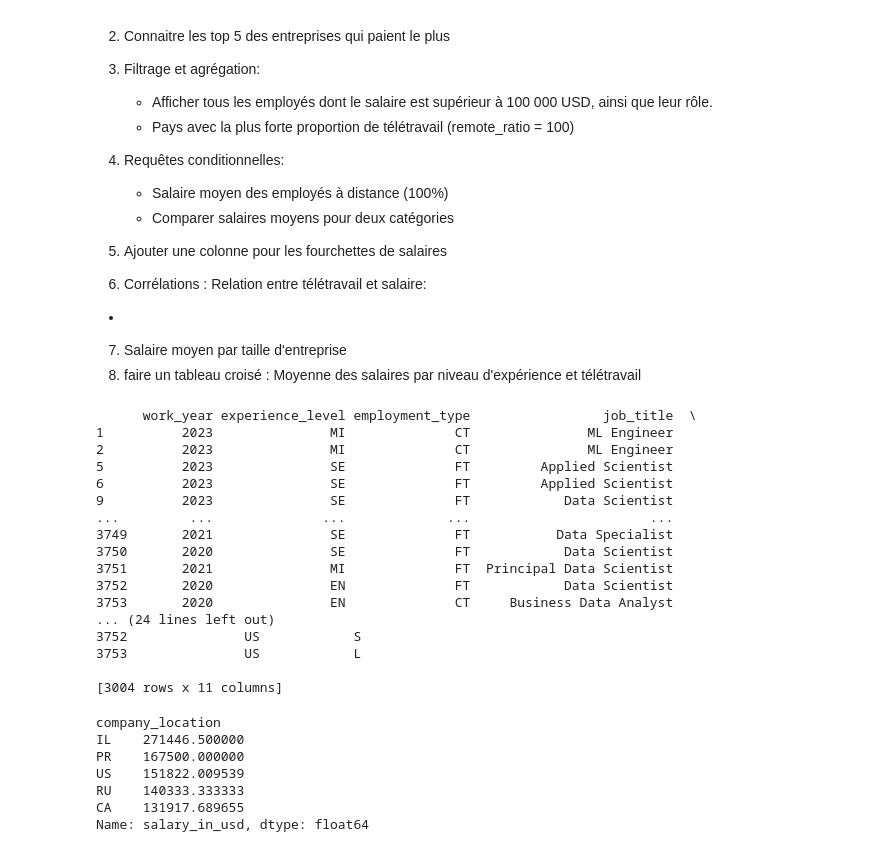
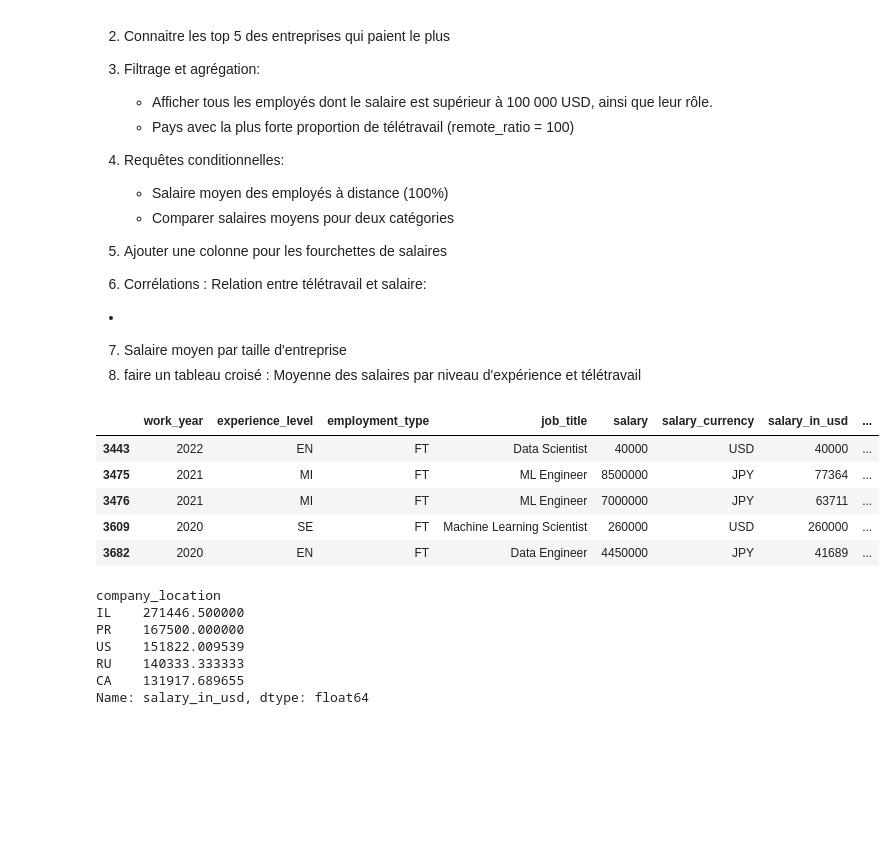
Before and after one commit to Nouhaylaa1/sae_601, a Jupyter notebook: train_script/Projet_SAE.ipynb, the cells around one changed output. Drawn from its saved outputs; the diff is of its cells as text; code cells hidden in the pictures; blank space fills up the shorter version.

```diff
--- a/Projet_SAE.ipynb
+++ b/train_script/Projet_SAE.ipynb
@@ -72,7 +72,7 @@ Downloading to C:\Users\HP\.cache\kagglehub\datasets\arnabchaki\data-science-sal
 Extracting files...
 Path to dataset files: C:\Users\HP\.cache\kagglehub\datasets\arnabchaki\data-science-salaries-2023\versions\1
 # %%
-data = pd.read_csv('ds_salaries.csv')
+data = pd.read_csv("..\data\ds_salaries.csv")
 data.head()
 # %% [output]
 |  | work_year | experience_level | employment_type | job_title | salary | salary_currency | salary_in_usd | ... |
@@ -220,24 +230,14 @@ Nous Souhaitons :
 8. faire un tableau croisé : Moyenne des salaires par niveau d'expérience et télétravail
 # %%
 # Filtrer les salaires pour un pays donné (ex : US)
-JP = data["employee_residence"=='US']
+JP = data[data["employee_residence"]=='JP']
+JP.head()
 # %% [output]
-      work_year experience_level employment_type                 job_title  \
-1          2023               MI              CT               ML Engineer
-2          2023               MI              CT               ML Engineer
-5          2023               SE              FT         Applied Scientist
-6          2023               SE              FT         Applied Scientist
-9          2023               SE              FT            Data Scientist
-...         ...              ...             ...                       ...
-3749       2021               SE              FT           Data Specialist
-3750       2020               SE              FT            Data Scientist
-3751       2021               MI              FT  Principal Data Scientist
-3752       2020               EN              FT            Data Scientist
-3753       2020               EN              CT     Business Data Analyst
-... (24 lines left out)
-3752               US            S
-3753               US            L
-
-[3004 rows x 11 columns]
+|  | work_year | experience_level | employment_type | job_title | salary | salary_currency | salary_in_usd | ... |
+| 3443 | 2022 | EN | FT | Data Scientist | 40000 | USD | 40000 | ... |
+| 3475 | 2021 | MI | FT | ML Engineer | 8500000 | JPY | 77364 | ... |
+| 3476 | 2021 | MI | FT | ML Engineer | 7000000 | JPY | 63711 | ... |
+| 3609 | 2020 | SE | FT | Machine Learning Scientist | 260000 | USD | 260000 | ... |
+| 3682 | 2020 | EN | FT | Data Engineer | 4450000 | JPY | 41689 | ... |
 # %%
 # Top 5 des entreprises qui paient le plus
```
Also changed, not shown: parts of 11 cells of this notebook, 1 other file.
